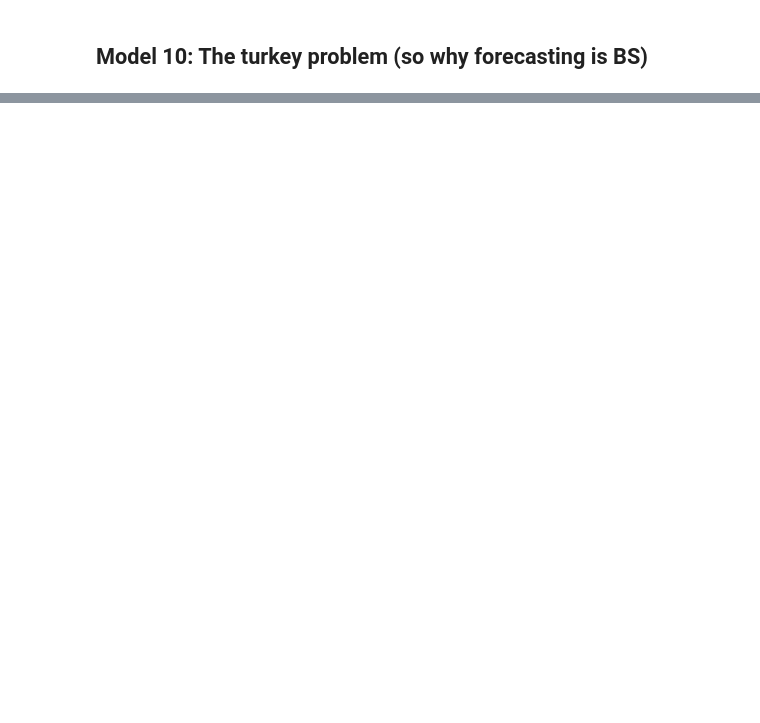
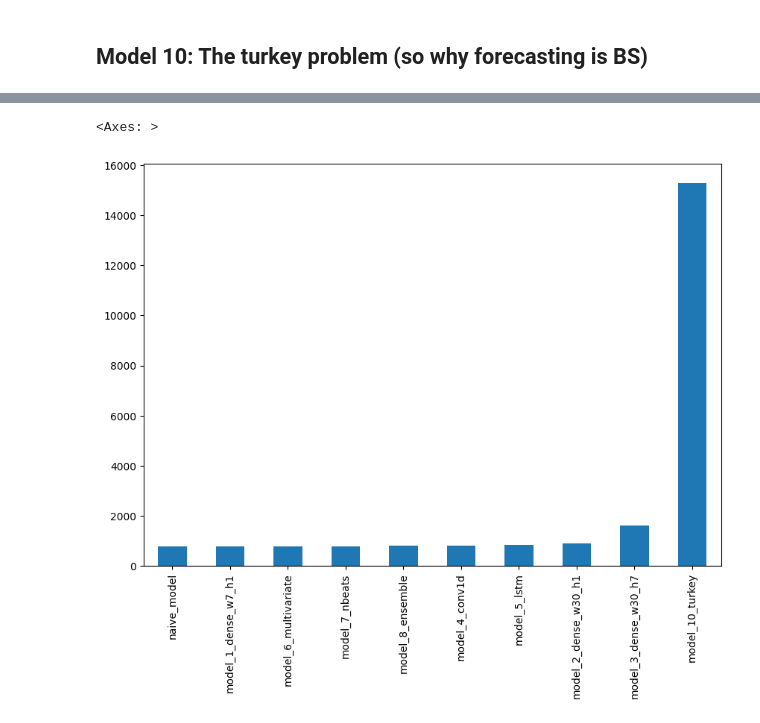
Before and after one commit to pawelkiszczak/tensorflow, a Jupyter notebook: colab_notebooks/10_time_series_forecasting_with_tensorflow.ipynb, the cells around one changed output, grey strips where cells are left out. Drawn from its saved outputs; the diff is of its cells as text; code cells hidden in the pictures; blank space fills up the shorter version.

```diff
--- a/colab_notebooks/10_time_series_forecasting_with_tensorflow.ipynb
+++ b/colab_notebooks/10_time_series_forecasting_with_tensorflow.ipynb
@@ -2485,0 +2660,13 @@ plot_time_series(next_time_steps,
+# %%
+# Compare different model results(w = window, h = horizon)
+model_results = pd.DataFrame({'naive_model': naive_results,
+                              'model_1_dense_w7_h1': model_1_results,
+                              'model_2_dense_w30_h1': model_2_results,
+                              'model_3_dense_w30_h7': model_3_results,
+                              'model_4_conv1d': model_4_results,
+                              'model_5_lstm': model_5_results,
+                              'model_6_multivariate': model_6_results,
+                              'model_7_nbeats': model_7_results,
+                              'model_8_ensemble': ensemble_results,
+                              'model_10_turkey': model_10_results}).T
+model_results.head(10)
@@ -2485,0 +2685,6 @@ plot_time_series(next_time_steps,
+# %%
+# Sort results by MAE and plot them
+model_results['mae'].sort_values().plot(figsize=(10,7), kind='bar')
+# %% [output]
+<Axes: >
+[figure, added]
```
Also changed, not shown: parts of 69 cells of this notebook.
